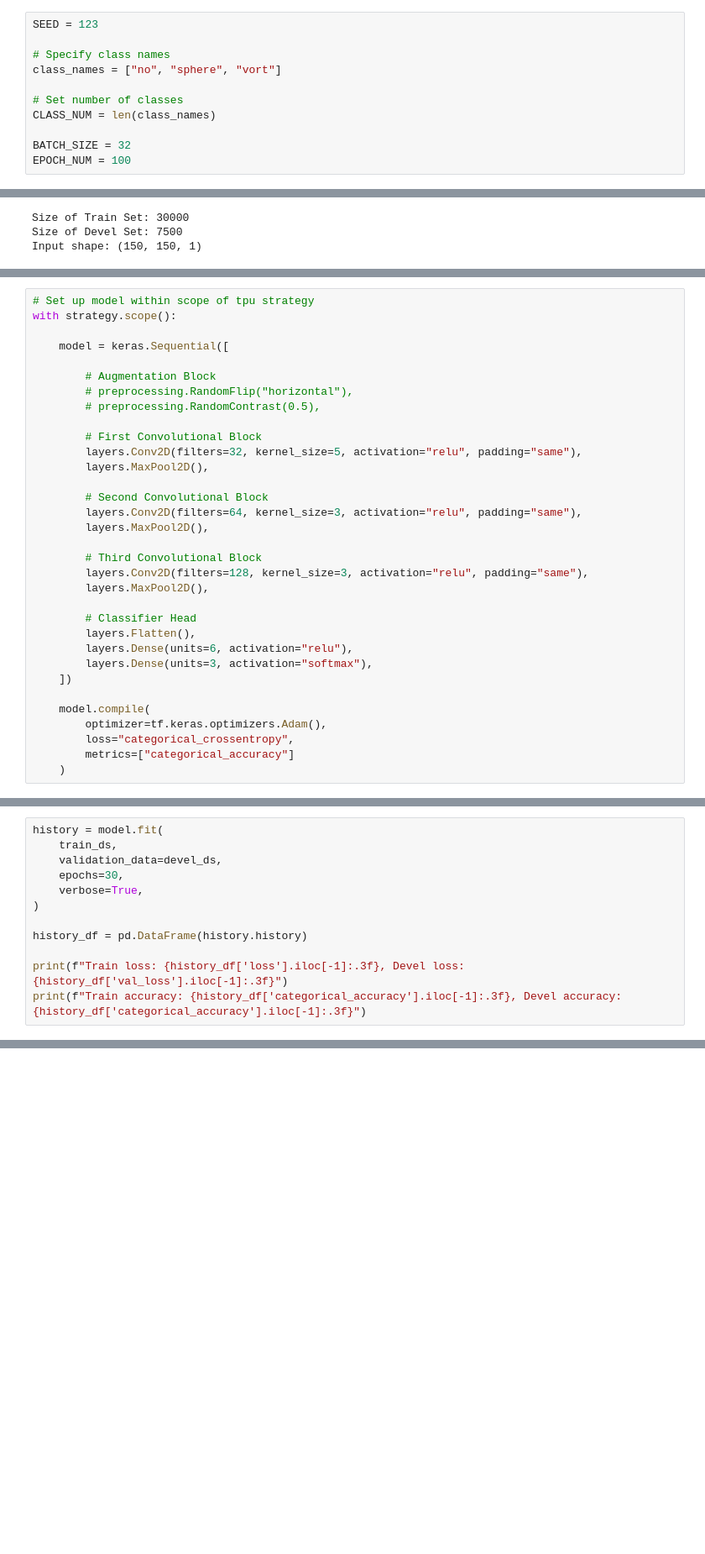
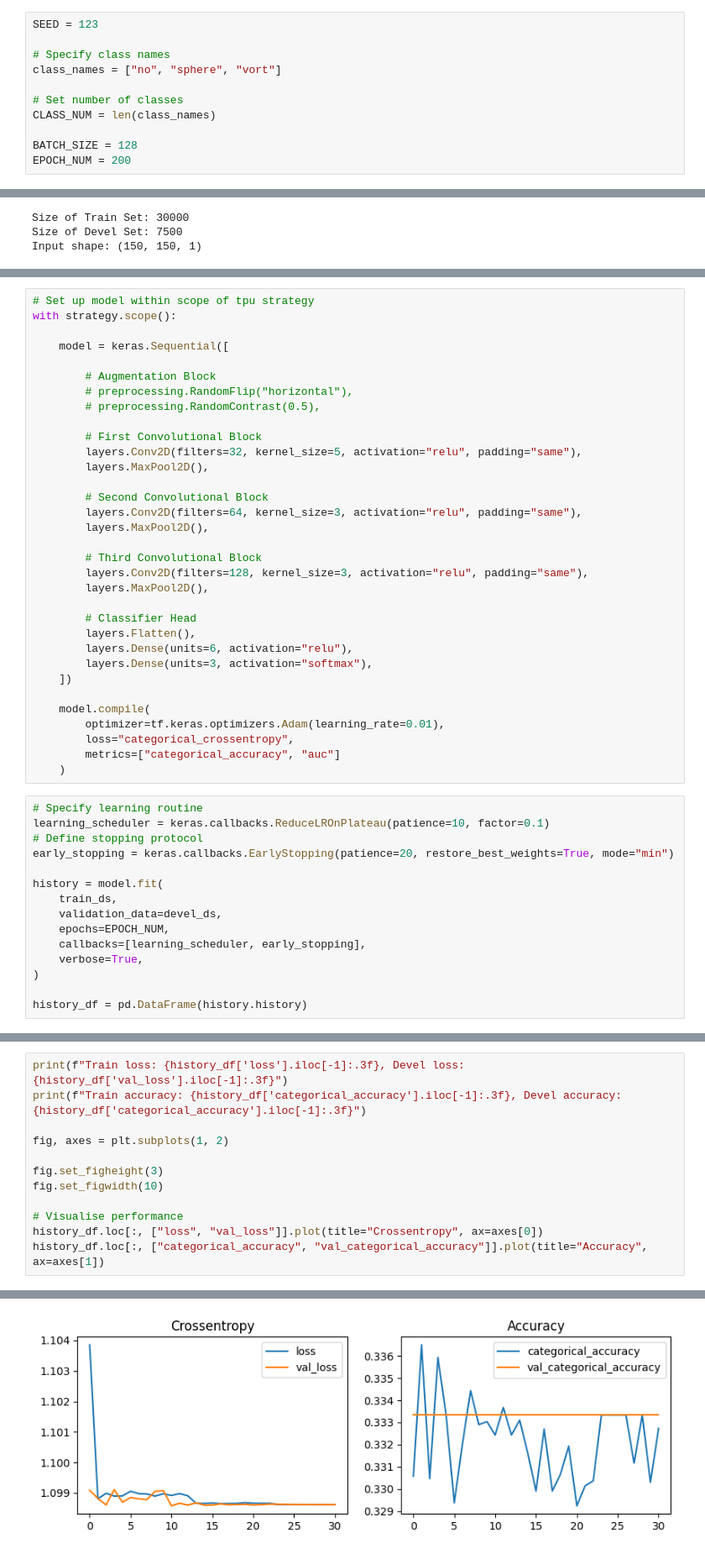
Before and after one commit to RiboRings/DeepLense, a Jupyter notebook: dark-matter-classification.ipynb, the cells around one changed output, grey strips where cells are left out. Shown: that part at 84% size. Drawn from its saved outputs; the diff is of its cells as text; blank space fills up the shorter version.

```diff
--- a/dark-matter-classification.ipynb
+++ b/dark-matter-classification.ipynb
@@ -42,8 +46,8 @@ class_names = ["no", "sphere", "vort"]
 # Set number of classes
 CLASS_NUM = len(class_names)
 
-BATCH_SIZE = 32
-EPOCH_NUM = 100
+BATCH_SIZE = 128
+EPOCH_NUM = 200
 # %%
 # Store paths to base, train set and subset dirs
 base_dir = "/kaggle/input/deep-lense/deeplense/dataset/"
@@ -130,7 +162,22 @@ with strategy.scope():
     ])
 
     model.compile(
-        optimizer=tf.keras.optimizers.Adam(),
+        optimizer=tf.keras.optimizers.Adam(learning_rate=0.01),
         loss="categorical_crossentropy",
-        metrics=["categorical_accuracy"]
+        metrics=["categorical_accuracy", "auc"]
     )
+# %%
+# Specify learning routine
+learning_scheduler = keras.callbacks.ReduceLROnPlateau(patience=10, factor=0.1)
+# Define stopping protocol
+early_stopping = keras.callbacks.EarlyStopping(patience=20, restore_best_weights=True, mode="min")
+
+history = model.fit(
+    train_ds,
+    validation_data=devel_ds,
+    epochs=EPOCH_NUM,
+    callbacks=[learning_scheduler, early_stopping],
+    verbose=True,
+)
+
+history_df = pd.DataFrame(history.history)
@@ -137,13 +202,13 @@ with strategy.scope():
 # %%
-history = model.fit(
-    train_ds,
-    validation_data=devel_ds,
-    epochs=30,
-    verbose=True,
-)
-
-history_df = pd.DataFrame(history.history)
-
 print(f"Train loss: {history_df['loss'].iloc[-1]:.3f}, Devel loss: {history_df['val_loss'].iloc[-1]:.3f}")
 print(f"Train accuracy: {history_df['categorical_accuracy'].iloc[-1]:.3f}, Devel accuracy: {history_df['categorical_accuracy'].iloc[-1]:.3f}")
+
+fig, axes = plt.subplots(1, 2)
+
+fig.set_figheight(3)
+fig.set_figwidth(10)
+
+# Visualise performance
+history_df.loc[:, ["loss", "val_loss"]].plot(title="Crossentropy", ax=axes[0])
+history_df.loc[:, ["categorical_accuracy", "val_categorical_accuracy"]].plot(title="Accuracy", ax=axes[1])
 # %% [output]
@@ -166,0 +218 @@ Train accuracy: 0.329, Devel accuracy: 0.329
+[figure, added]
```
Also changed, not shown: parts of 14 cells of this notebook.
